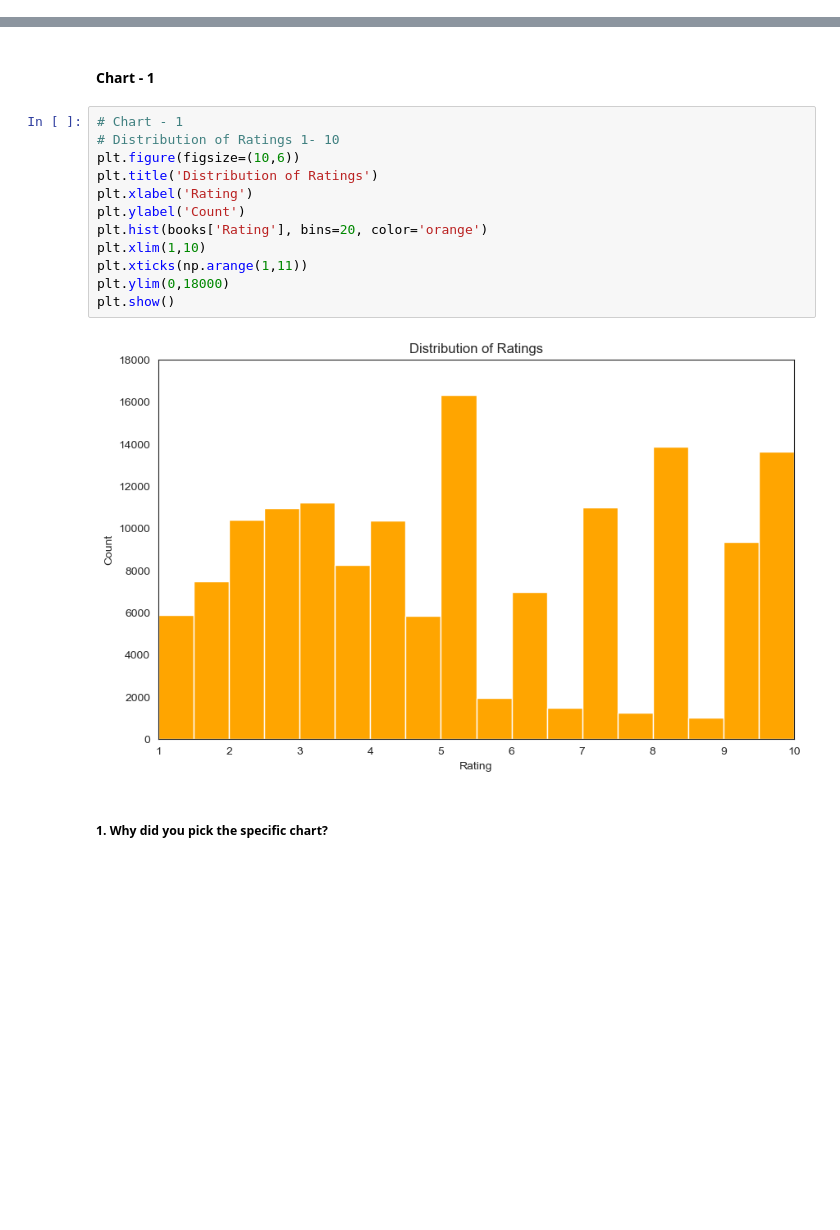
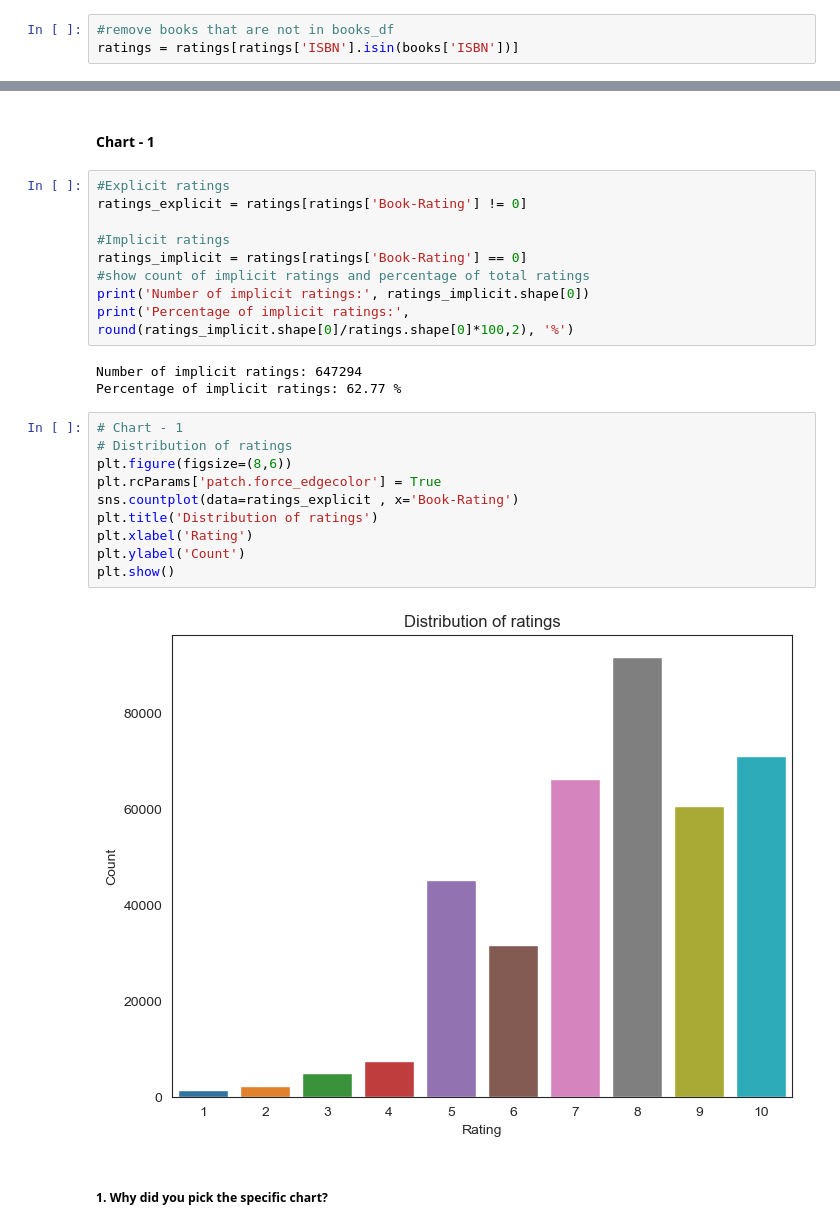
Before and after one commit to pra-sh-ant/Book-Recommendation-System, a Jupyter notebook: BOOK_RECOMMENDER_SYSTEM.ipynb, the cells around one changed output, grey strips where cells are left out. Cells and saved outputs as stored; diff of their text form; blank space fills up the shorter version.

```diff
--- a/BOOK_RECOMMENDER_SYSTEM.ipynb
+++ b/BOOK_RECOMMENDER_SYSTEM.ipynb
@@ -660,3 +617,6 @@ books.head()
+# %%
+#remove books that are not in books_df
+ratings = ratings[ratings['ISBN'].isin(books['ISBN'])]
 # %% [markdown]
 ### What all manipulations have you done and insights you found?
 # %% [markdown]
@@ -665,20 +625,30 @@ Answer Here.
 ## ***4. Data Vizualization, Storytelling & Experimenting with charts : Understand the relationships between variables***
 # %% [markdown]
 #### Chart - 1
+# %%
+#Explicit ratings
+ratings_explicit = ratings[ratings['Book-Rating'] != 0]
+
+#Implicit ratings
+ratings_implicit = ratings[ratings['Book-Rating'] == 0]
+#show count of implicit ratings and percentage of total ratings
+print('Number of implicit ratings:', ratings_implicit.shape[0])
+print('Percentage of implicit ratings:', round(ratings_implicit.shape[0]/ratings.shape[0]*100,2), '%')
+# %% [output]
+Number of implicit ratings: 647294
+Percentage of implicit ratings: 62.77 %
 # %%
 # Chart - 1
-# Distribution of Ratings 1- 10
-plt.figure(figsize=(10,6))
-plt.title('Distribution of Ratings')
+# Distribution of ratings
+plt.figure(figsize=(8,6))
+plt.rcParams['patch.force_edgecolor'] = True
+sns.countplot(data=ratings_explicit , x='Book-Rating')
+plt.title('Distribution of ratings')
 plt.xlabel('Rating')
 plt.ylabel('Count')
-plt.hist(books['Rating'], bins=20, color='orange')
-plt.xlim(1,10)
-plt.xticks(np.arange(1,11))
-plt.ylim(0,18000)
 plt.show()
 # %% [output]
-[figure, old version]
+[figure, new version]
 # %% [markdown]
 ##### 1. Why did you pick the specific chart?
 # %% [markdown]
```
Also changed, not shown: parts of 44 cells of this notebook.
